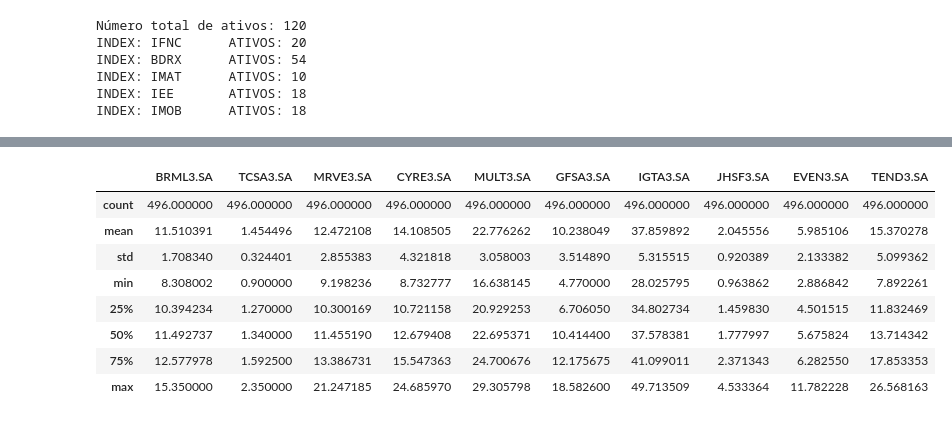
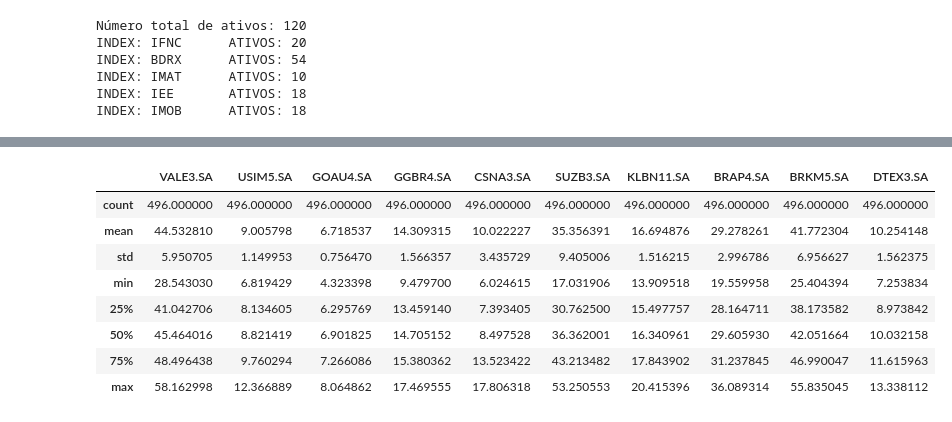
Before and after one commit to victorhdcoelho/atividade1-SinaisDigitais, a Jupyter notebook: Atividade1.ipynb, the cells around one changed output, grey strips where cells are left out. Saved outputs shown, nothing was run; the diff lists cells and outputs as text; code cells hidden in the pictures.

```diff
--- a/Atividade1.ipynb
+++ b/Atividade1.ipynb
@@ -39,17 +32,17 @@ for df in train.keys():
 for key in train.keys():
     train[key] = train[key][list_v[key]]
 # %%
-train["IMOB"].describe()
+train["IMAT"].describe()
 # %% [output]
-|  | BRML3.SA | TCSA3.SA | MRVE3.SA | CYRE3.SA | MULT3.SA | GFSA3.SA | IGTA3.SA | JHSF3.SA | EVEN3.SA | TEND3.SA |
+|  | VALE3.SA | USIM5.SA | GOAU4.SA | GGBR4.SA | CSNA3.SA | SUZB3.SA | KLBN11.SA | BRAP4.SA | BRKM5.SA | DTEX3.SA |
 | count | 496.000000 | 496.000000 | 496.000000 | 496.000000 | 496.000000 | 496.000000 | 496.000000 | 496.000000 | 496.000000 | 496.000000 |
-| mean | 11.510391 | 1.454496 | 12.472108 | 14.108505 | 22.776262 | 10.238049 | 37.859892 | 2.045556 | 5.985106 | 15.370278 |
-| std | 1.708340 | 0.324401 | 2.855383 | 4.321818 | 3.058003 | 3.514890 | 5.315515 | 0.920389 | 2.133382 | 5.099362 |
-| min | 8.308002 | 0.900000 | 9.198236 | 8.732777 | 16.638145 | 4.770000 | 28.025795 | 0.963862 | 2.886842 | 7.892261 |
-| 25% | 10.394234 | 1.270000 | 10.300169 | 10.721158 | 20.929253 | 6.706050 | 34.802734 | 1.459830 | 4.501515 | 11.832469 |
-| 50% | 11.492737 | 1.340000 | 11.455190 | 12.679408 | 22.695371 | 10.414400 | 37.578381 | 1.777997 | 5.675824 | 13.714342 |
-| 75% | 12.577978 | 1.592500 | 13.386731 | 15.547363 | 24.700676 | 12.175675 | 41.099011 | 2.371343 | 6.282550 | 17.853353 |
-| max | 15.350000 | 2.350000 | 21.247185 | 24.685970 | 29.305798 | 18.582600 | 49.713509 | 4.533364 | 11.782228 | 26.568163 |
+| mean | 44.532810 | 9.005798 | 6.718537 | 14.309315 | 10.022227 | 35.356391 | 16.694876 | 29.278261 | 41.772304 | 10.254148 |
+| std | 5.950705 | 1.149953 | 0.756470 | 1.566357 | 3.435729 | 9.405006 | 1.516215 | 2.996786 | 6.956627 | 1.562375 |
+| min | 28.543030 | 6.819429 | 4.323398 | 9.479700 | 6.024615 | 17.031906 | 13.909518 | 19.559958 | 25.404394 | 7.253834 |
+| 25% | 41.042706 | 8.134605 | 6.295769 | 13.459140 | 7.393405 | 30.762500 | 15.497757 | 28.164711 | 38.173582 | 8.973842 |
+| 50% | 45.464016 | 8.821419 | 6.901825 | 14.705152 | 8.497528 | 36.362001 | 16.340961 | 29.605930 | 42.051664 | 10.032158 |
+| 75% | 48.496438 | 9.760294 | 7.266086 | 15.380362 | 13.523422 | 43.213482 | 17.843902 | 31.237845 | 46.990047 | 11.615963 |
+| max | 58.162998 | 12.366889 | 8.064862 | 17.469555 | 17.806318 | 53.250553 | 20.415396 | 36.089314 | 55.835045 | 13.338112 |
 # %%
 dfs = []
 for key in train.keys():
```
Also changed, not shown: parts of 12 cells of this notebook, 1 other file.
